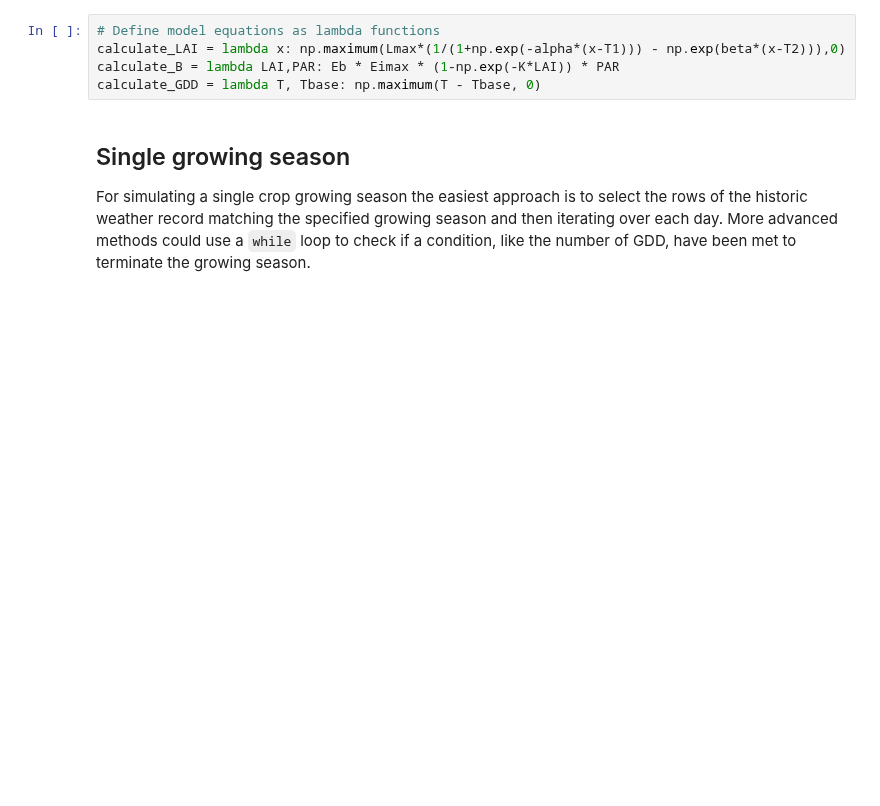
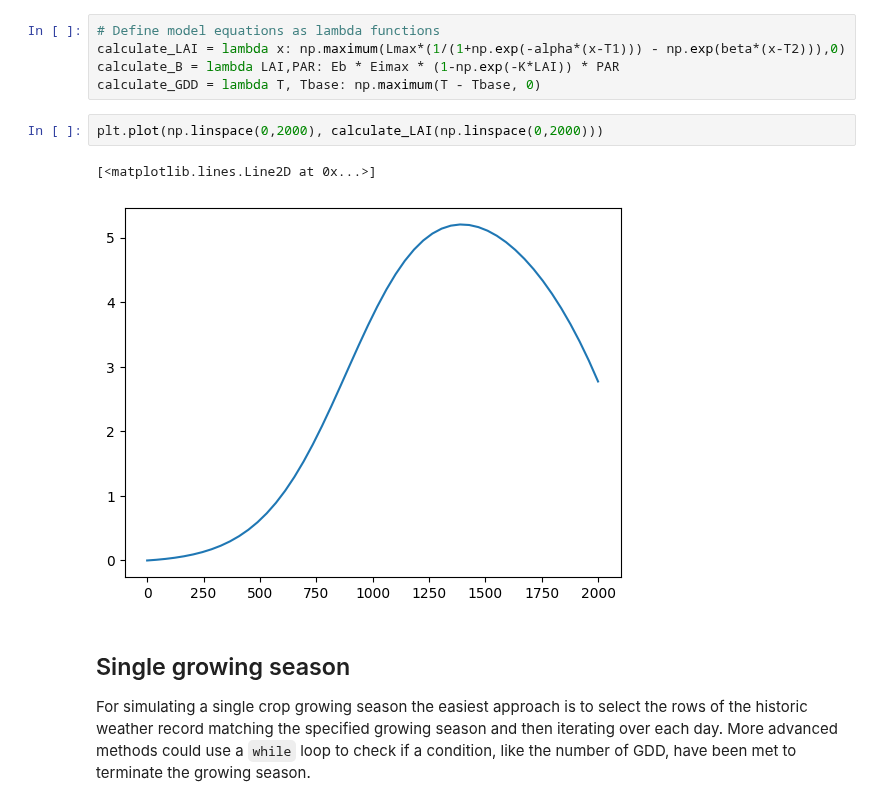
Before and after one commit to soilwater/pynotes-agriscience, a Jupyter notebook: exercises/wheat_potential_yield.ipynb, the cells around one changed output. Saved outputs shown, nothing was run; the diff lists cells and outputs as text; blank space fills up the shorter version.

```diff
--- a/exercises/wheat_potential_yield.ipynb
+++ b/exercises/wheat_potential_yield.ipynb
@@ -105,6 +105,11 @@ HI = 0.45 # Approximate harvest index
 calculate_LAI = lambda x: np.maximum(Lmax*(1/(1+np.exp(-alpha*(x-T1))) - np.exp(beta*(x-T2))),0)
 calculate_B = lambda LAI,PAR: Eb * Eimax * (1-np.exp(-K*LAI)) * PAR
 calculate_GDD = lambda T, Tbase: np.maximum(T - Tbase, 0)
+# %%
+plt.plot(np.linspace(0,2000), calculate_LAI(np.linspace(0,2000)))
+# %% [output]
+[<matplotlib.lines.Line2D at 0x...>]
+[figure, added]
 # %% [markdown]
 ## Single growing season
 
```
Also changed, not shown: 5 other files.
